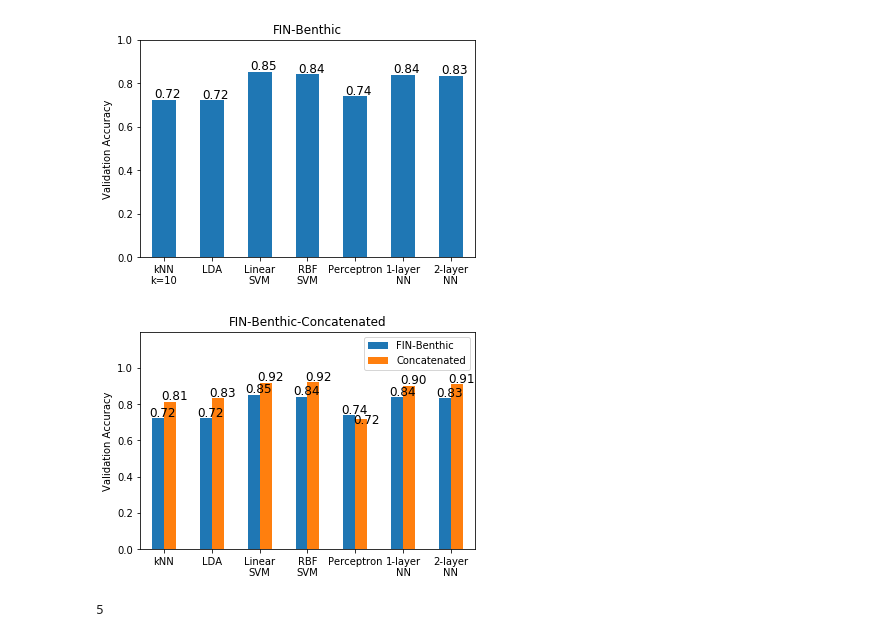
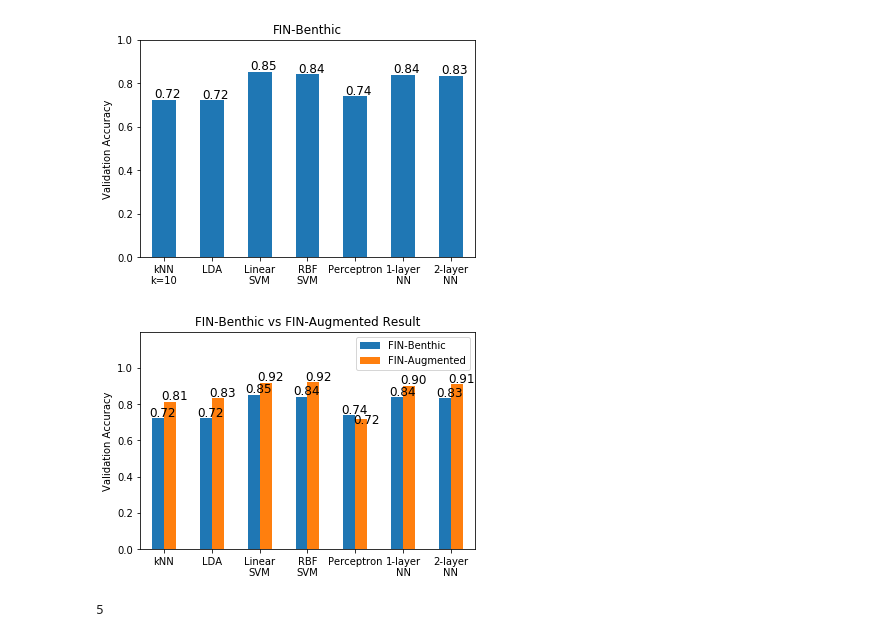
Before and after one commit to AlexKarlsen/Machine-Learning, a Jupyter notebook: results.ipynb, the cells around one changed output. Cells and saved outputs as stored; diff of their text form; code cells hidden in the pictures.

Commit message:
Almost done. Awaiting final results

```diff
--- a/results.ipynb
+++ b/results.ipynb
@@ -41,24 +41,24 @@ df2 = pd.DataFrame(val_acc_concat.T, index=clfs_concat)
 # %%
 ax = df2.plot.bar(rot=0)
 d=0
 for (c, i) in enumerate(ax.patches):
 
     offset = 0.01
     if c%7 == 4 and d == 1:
         offset = offset * -2.5
     ax.text(i.get_x()-0.05,i.get_height()+offset, f"{val_acc_concat[d][c%7]:.2f}", fontsize=12,
               color='black')
     if c == 6:
         d = 1
-plt.title('FIN-Benthic-Concatenated')
+plt.title('FIN-Benthic vs FIN-Augmented Result')
 plt.ylabel('Validation Accuracy')
-plt.legend(['FIN-Benthic', 'Concatenated'])
+plt.legend(['FIN-Benthic', 'FIN-Augmented'])
 plt.ylim((0,1.2))
 plt.yticks([0, 0.2, 0.4, 0.6, 0.8, 1])
 plt.savefig('fin-benthic-same.png')
 plt.show()
 # %% [output]
-[figure, old version]
+[figure, new version]
 # %%
 my_data = np.genfromtxt('labels.csv', delimiter=',')
 np.count_nonzero(my_data==9)
```
Also changed, not shown: parts of 5 cells of this notebook, 34 other files.
